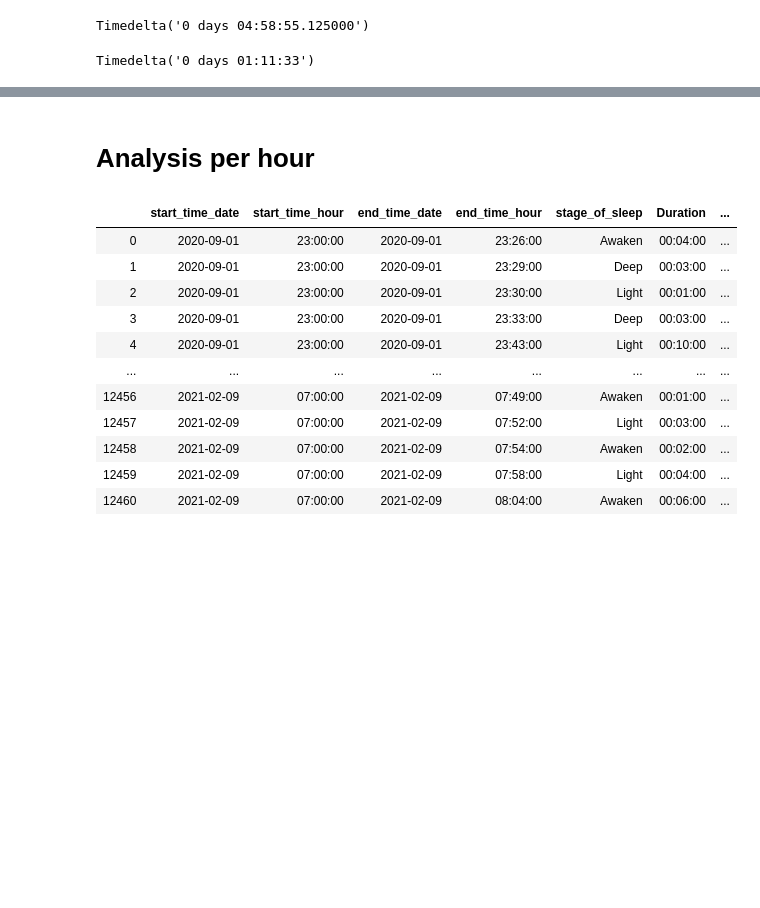
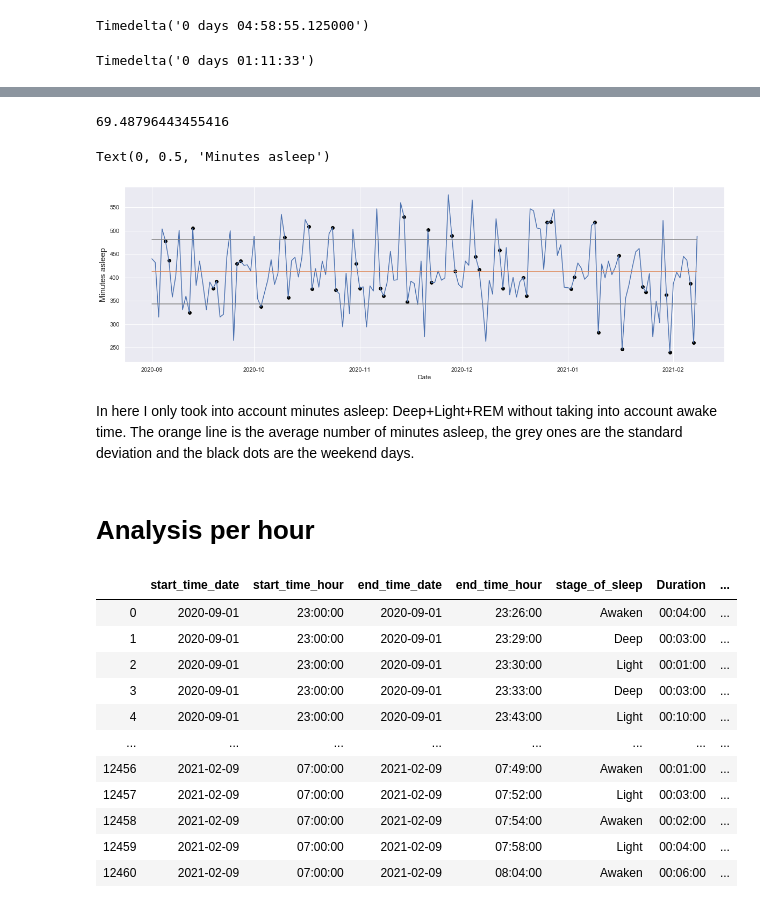
Before and after one commit to SalimAmarti/Sleep_Analysis, a Jupyter notebook: Sleep analysis.ipynb, the cells around one changed output, grey strips where cells are left out. Cells and saved outputs as stored; diff of their text form; code cells hidden in the pictures; blank space fills up the shorter version.

Commit message:
updated graph

```diff
--- a/Sleep analysis.ipynb
+++ b/Sleep analysis.ipynb
@@ -288,7 +288,3 @@ Timedelta('0 days 04:58:55.125000')
 sleep_data_final['REM'].mean()
 # %% [output]
 Timedelta('0 days 01:11:33')
-# %%
-sns.set(rc={'figure.figsize':(20, 5)})
-sns.lineplot(x=sleep_data_final['Date'],y=sleep_data_final['Total'].astype('timedelta64[m]'))
-plt.ylabel('Minutes asleep', fontsize=15)
@@ -298,3 +295,21 @@ Text(0, 0.5, 'Minutes asleep')
+# %%
+(sleep_data_final['Deep'].astype('timedelta64[m]')+sleep_data_final['Light'].astype('timedelta64[m]')+sleep_data_final['REM'].astype('timedelta64[m]')).std()
+# %% [output]
+69.48796443455416
+# %%
+sns.set(rc={'figure.figsize':(20, 6)})
+y = sleep_data_final['Deep'].astype('timedelta64[m]')+sleep_data_final['Light'].astype('timedelta64[m]')+sleep_data_final['REM'].astype('timedelta64[m]')
+sns.lineplot(x=sleep_data_final['Date'],y=y)
+sns.scatterplot(x=sleep_data_final[sleep_data_final['Weekend']==1]['Date'],y=y,marker='o',s=60,color='black') #Weekend
+sns.lineplot(x=sleep_data_final['Date'],y=y.mean()) #Average line
+sns.lineplot(x=sleep_data_final['Date'],y=y.mean()+y.std(),color='grey') #Standard deviation line
+sns.lineplot(x=sleep_data_final['Date'],y=y.mean()-y.std(),color='grey') #Standard deviation line
+plt.ylabel('Minutes asleep', fontsize=15)
+# %% [output]
+Text(0, 0.5, 'Minutes asleep')
+[figure, added]
+# %% [markdown]
+In here I only took into account minutes asleep: Deep+Light+REM without taking into account awake time. The orange line is the average number of minutes asleep, the grey ones are the standard deviation and the black dots are the weekend days.
 # %% [markdown]
 # Analysis per hour
 # %%
```
Also changed, not shown: parts of 2 cells of this notebook.
